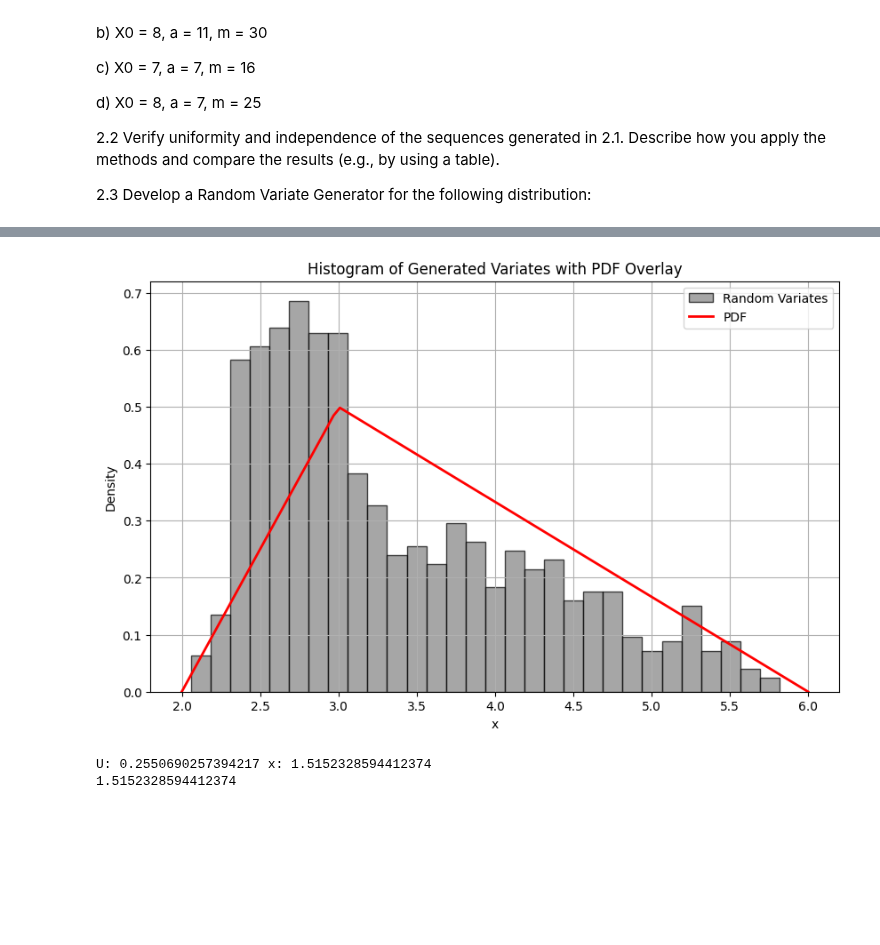
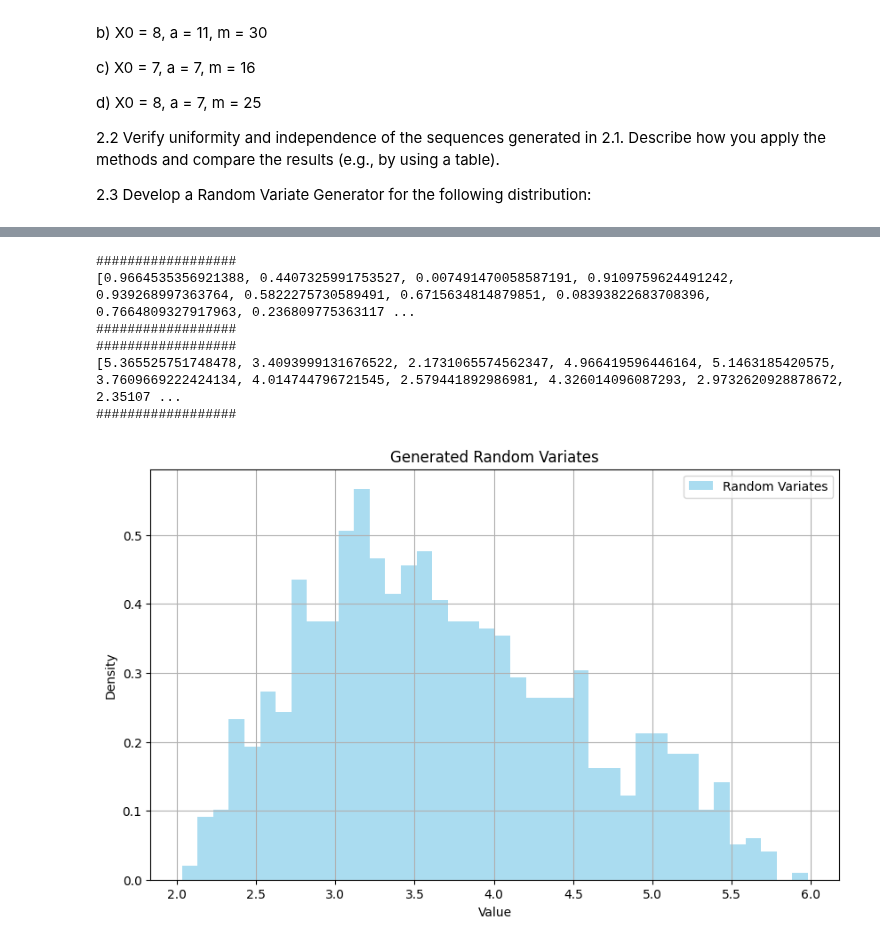
Before and after one commit to MScSoftwareTechnology2024-2025/1S_systems_modeling_and_simulation, a Jupyter notebook: A1/main.ipynb, the cells around one changed output, grey strips where cells are left out. Saved outputs shown, nothing was run; the diff lists cells and outputs as text; code cells hidden in the pictures; blank space fills up the shorter version.

```diff
--- a/A1/main.ipynb
+++ b/A1/main.ipynb
@@ -526,27 +530,58 @@ print("##################")
 # %%
-import matplotlib.pyplot as plt
+# inverse transform sampling method.
+SEED = 1234
+NUMBER_OF_SAMPLES = 1000
+
+# Step 0: Generate random numbers
+def generate_array_of_random_numbers(seed, number_of_samples):
+    random.seed(seed)
+    return [random.random() for _ in range(number_of_samples)]
+
+random_uniform_numbers = generate_array_of_random_numbers(SEED, NUMBER_OF_SAMPLES)
+print("##################")
+print(random_uniform_numbers)
+print("##################")
+
+# Step 3: Implement calculated inverse CDF as code
+def inverse_cdf(U):
+    if U <= 0.25:
+        return 2 + 2 * math.sqrt(U)
+    else:
+        return 6 - 2 * math.sqrt(3) * math.sqrt(1 - U)
+
+
+# Step 4: Generate random variates
+def generate_random_variates(random_numbers):
+    return [inverse_cdf(u) for u in random_numbers]
+
+random_variates = generate_random_variates(random_uniform_numbers)
+print("##################")
+print(random_variates)
+print("##################")
+
+
+SHOW_PDF = False
 
 plt.figure(figsize=(10, 6))
-plt.hist(random_variates, bins=30, density=True, alpha=0.7, color='grey', edgecolor='black', label='Random Variates')
+plt.hist(random_variates, bins=40, density=True, alpha=0.7, color='skyblue', edgecolor=None, label='Random Variates')
 
-x = np.linspace(2, 6, 100)
-y = np.piecewise(x, [x <= 3, (x > 3) & (x <= 6)], [lambda x: 0.5 * (x - 2), lambda x: 0.5 * (2 - x / 3)])
+if (SHOW_PDF):
+    x = np.linspace(2, 6, 100)
+    y = np.piecewise(x, [x <= 3, (x > 3) & (x <= 6)], [lambda x: 0.5 * (x - 2), lambda x: 0.5 * (2 - x / 3)])
+    plt.plot(x, y, color='blue', linewidth=2, label='PDF')
 
-plt.plot(x, y, color='red', linewidth=2, label='PDF')
-plt.title('Histogram of Generated Variates with PDF Overlay')
-plt.xlabel('x')
+
+plt.title('Generated Random Variates')
+plt.xlabel('Value')
 plt.ylabel('Density')
 plt.legend()
 plt.grid()
 plt.show()
 # %% [output]
+##################
+[0.9664535356921388, 0.4407325991753527, 0.007491470058587191, 0.9109759624491242, 0.939268997363764, 0.5822275730589491, 0.6715634814879851, 0.08393822683708396, 0.7664809327917963, 0.236809775363117 ...
+##################
+##################
+[5.365525751748478, 3.4093999131676522, 2.1731065574562347, 4.966419596446164, 5.1463185420575, 3.7609669222424134, 4.014744796721545, 2.579441892986981, 4.326014096087293, 2.9732620928878672, 2.35107 ...
+##################
-[figure, old version]
+[figure, new version]
-# %%
-
-# Example usage
-u_value = 0.2550690257394217  # Example value for U
-result = inverse_cdf(u_value)
-print(result)  # This will return a value in the range (3, 6]
-# %% [output]
-U: 0.2550690257394217 x: 1.5152328594412374
-1.5152328594412374
```
Also changed, not shown: parts of 14 cells of this notebook, 9 other files.
